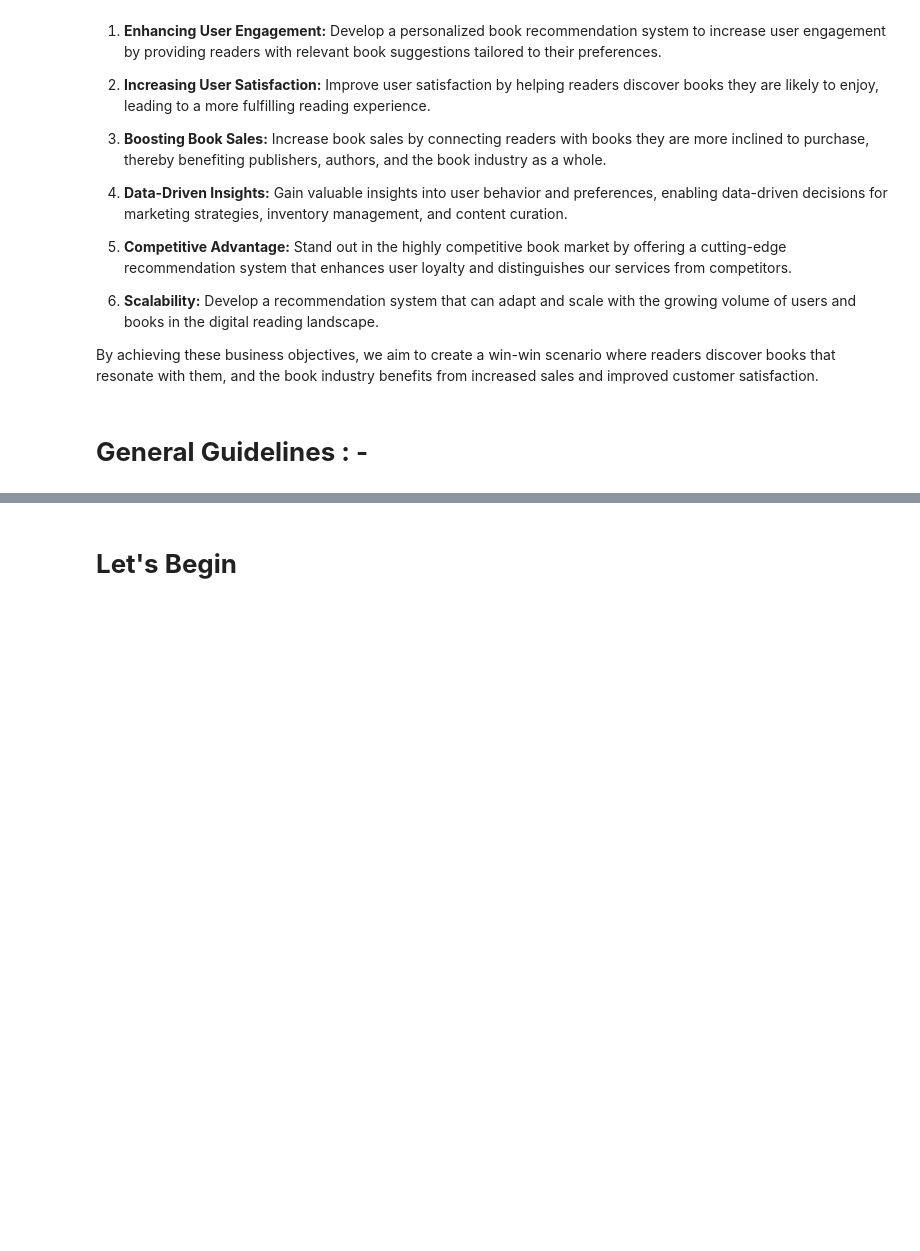
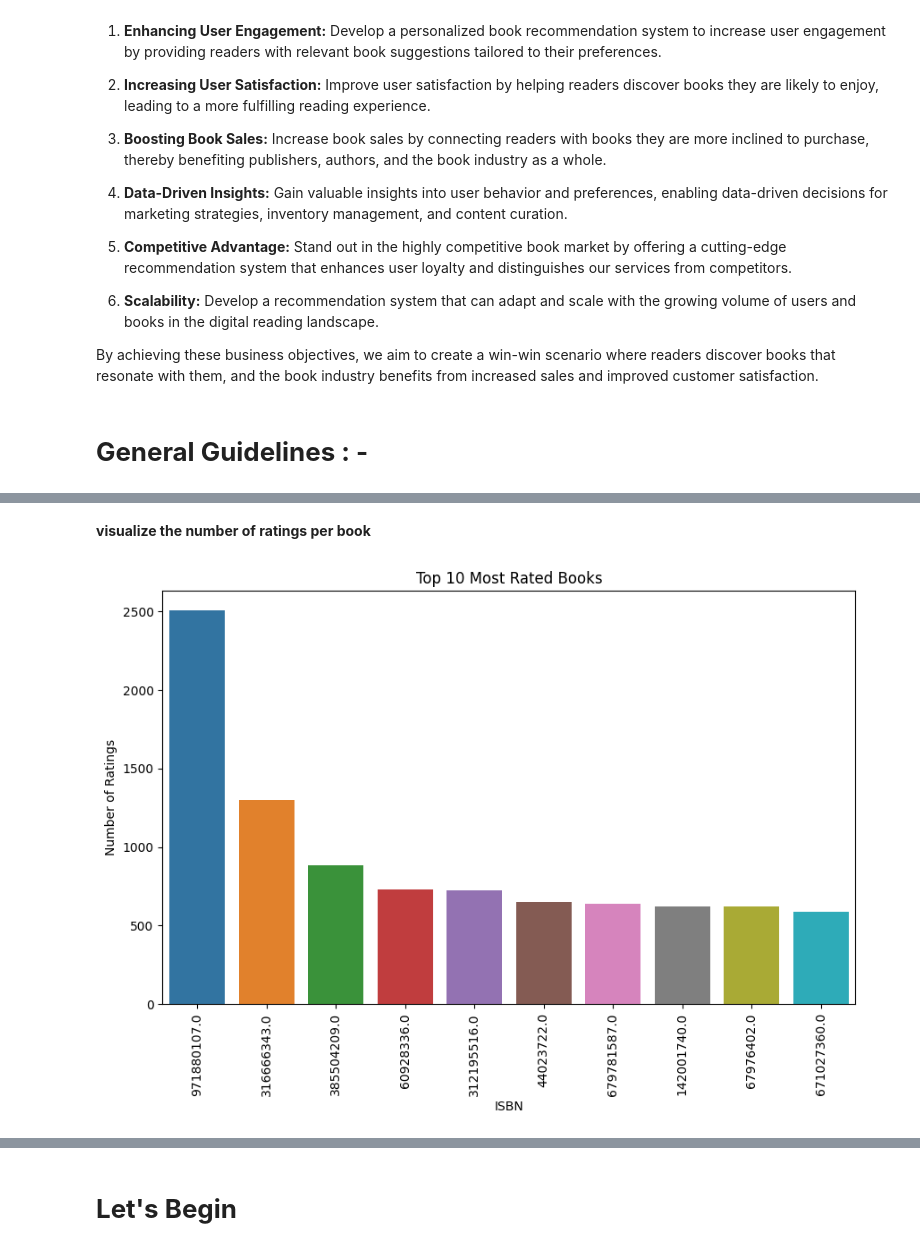
Before and after one commit to marellapujitha/DevOps, a Jupyter notebook: Book_Recommendation_System.ipynb, the cells around one changed output, grey strips where cells are left out. Drawn from its saved outputs; the diff is of its cells as text; code cells hidden in the pictures; blank space fills up the shorter version.

```diff
--- a/Book_Recommendation_System.ipynb
+++ b/Book_Recommendation_System.ipynb
@@ -101,0 +134,13 @@ code
+# %% [markdown]
+**visualize the number of ratings per book**
+# %%
+# Create a countplot to visualize the number of ratings per book
+plt.figure(figsize=(10, 6))
+sns.countplot(data=df, x='ISBN', order=df['ISBN'].value_counts().index[:10])
+plt.title('Top 10 Most Rated Books')
+plt.xlabel('ISBN')
+plt.ylabel('Number of Ratings')
+plt.xticks(rotation=90)
+plt.show()
+# %% [output]
+[figure, added]
```
Also changed, not shown: parts of 25 cells of this notebook.
